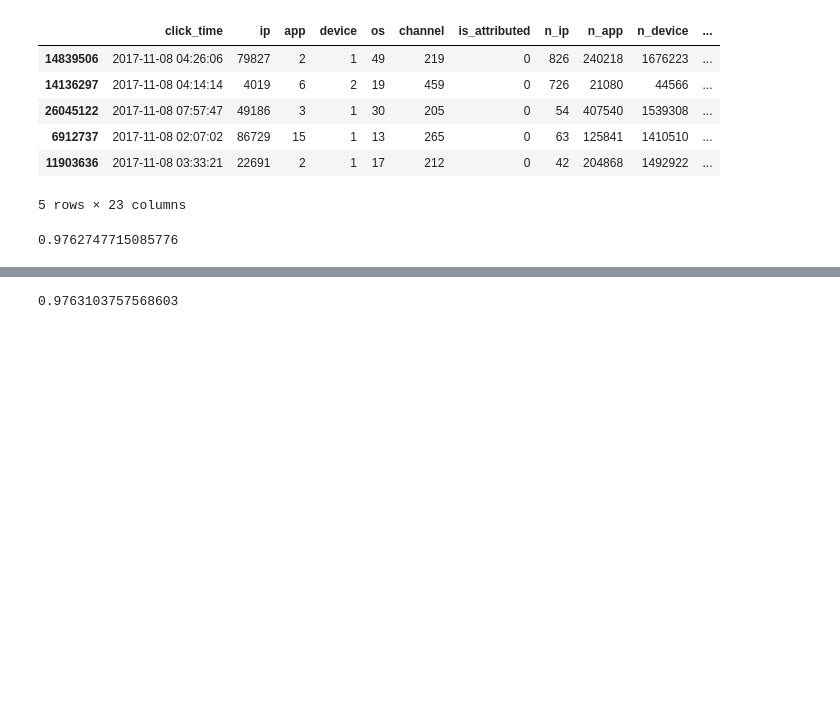
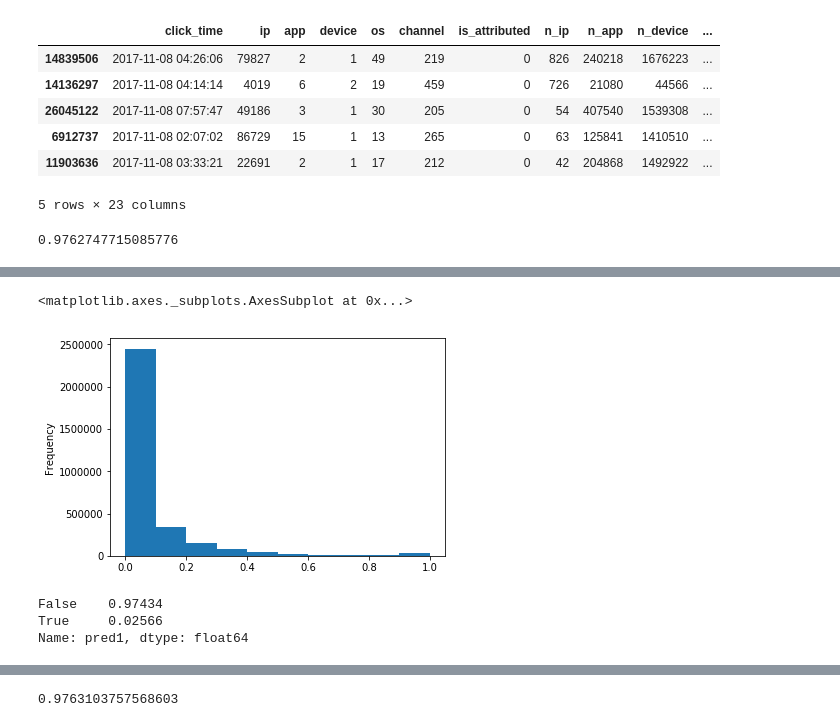
Before and after one commit to emmygold1/kaggle_proj, a Jupyter notebook: talking_data/notebooks/rolling_window.ipynb, the cells around one changed output, grey strips where cells are left out. Cells and saved outputs as stored; diff of their text form; code cells hidden in the pictures; blank space fills up the shorter version.

Commit message:
a bit better with more features, more complex model

```diff
--- a/talking_data/notebooks/rolling_window.ipynb
+++ b/talking_data/notebooks/rolling_window.ipynb
@@ -264,8 +281,8 @@ params = {
     'objective': 'binary',
     'metric': 'auc',
     'learning_rate': 0.1,
-    'num_leaves': 7,  # Was 255: Reduced to control overfitting
-    'max_depth': 4,  # Was 8: LightGBM splits leaf-wise, so control depth via num_leaves
+    'num_leaves': 20,  # Was 255: Reduced to control overfitting
+    'max_depth': 8,  # Was 8: LightGBM splits leaf-wise, so control depth via num_leaves
     'min_child_samples': 100,
     'max_bin': 100,
     'subsample': 0.7,  # Was 0.7
@@ -369,5 +386,8 @@ valid.head()
 roc_auc_score(valid.loc[:, target], pred)
 # %% [output]
 0.9762747715085776
+# %%
+with open('../results/rolling_window_combo2_day8.pickle', 'rb') as f:
+    lgb_model = pickle.load(f)
 # %%
 pred = lgb_model.predict(train.loc[:, predictors], num_iteration=lgb_model.best_iteration)
@@ -412,2 +491,13 @@ lgb.plot_importance(lgb_model, ax=ax, max_num_features=len(predictors))
+# %%
+pred.plot(kind='hist')
+# %% [output]
+<matplotlib.axes._subplots.AxesSubplot at 0x...>
+[figure, added]
+# %%
+(pred > 0.5).value_counts(normalize=True)
+# %% [output]
+False    0.97434
+True     0.02566
+Name: pred1, dtype: float64
 # %%
 pred = lgb_model.predict(valid.loc[:, predictors], num_iteration=lgb_model.best_iteration)
```
Also changed, not shown: parts of 26 cells of this notebook.
